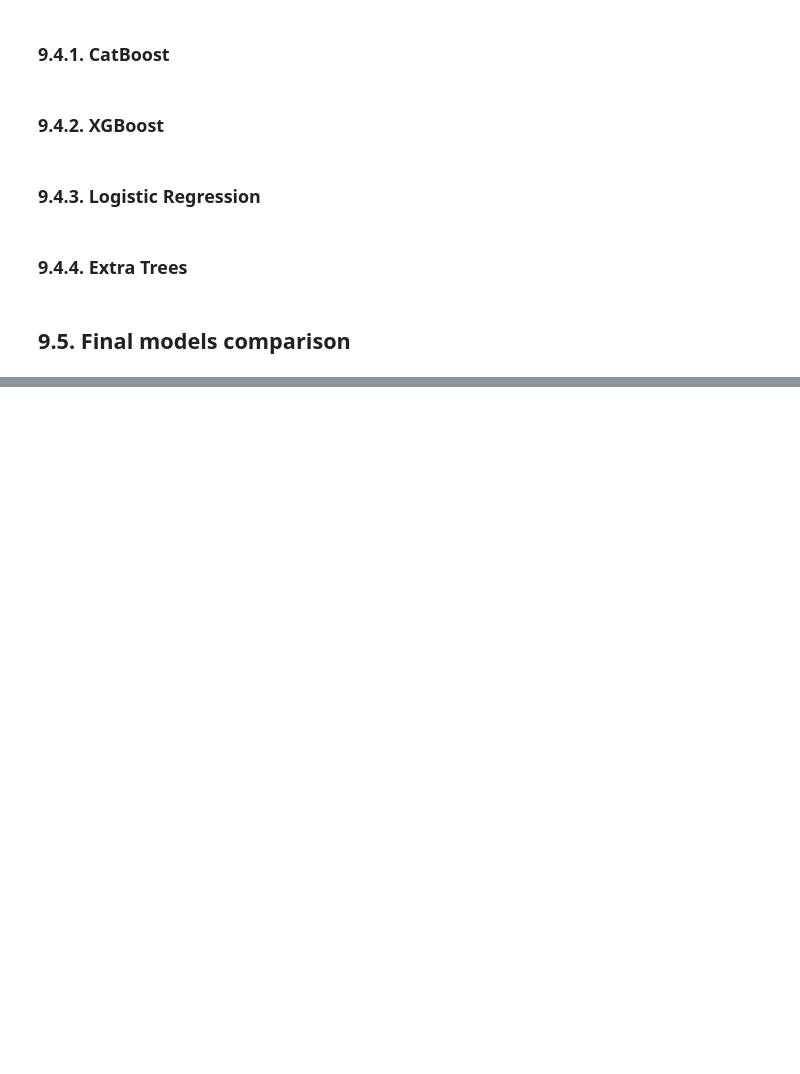
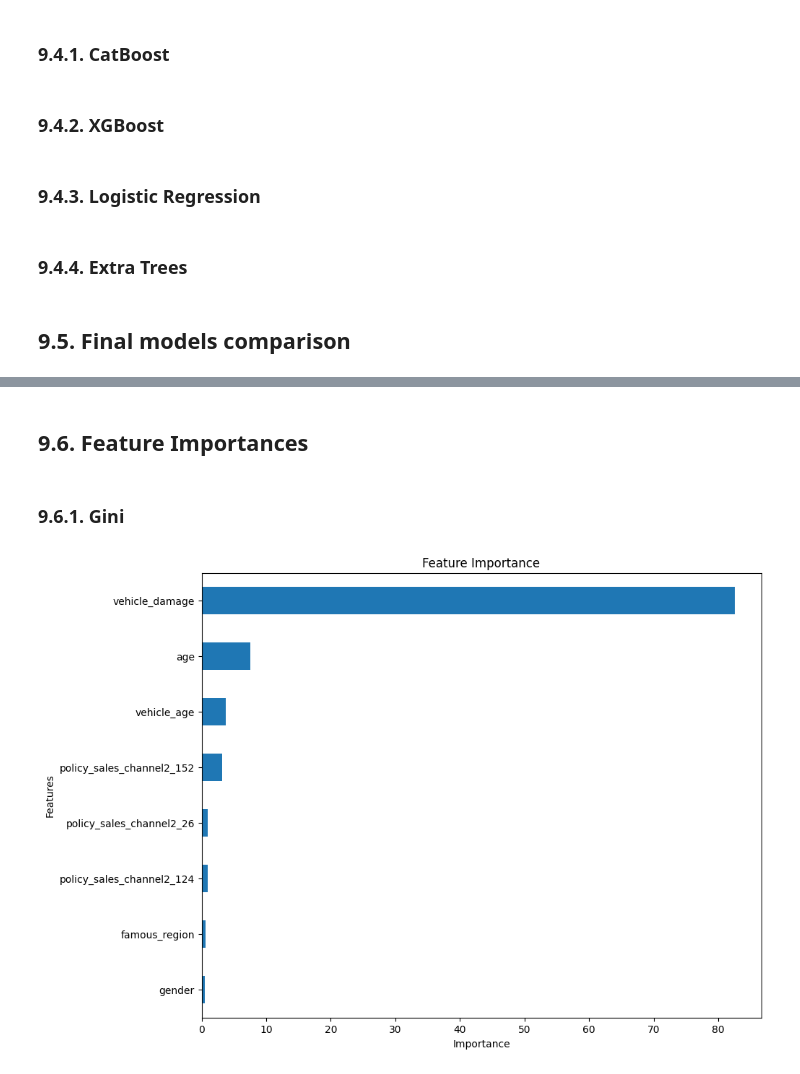
Before and after one commit to Emersonmiady/health-insurance-cross-sell, a Jupyter notebook: notebooks/hi_cs_analysis.ipynb, the cells around one changed output, grey strips where cells are left out. Saved outputs shown, nothing was run; the diff lists cells and outputs as text; code cells hidden in the pictures; blank space fills up the shorter version.

```diff
--- a/notebooks/hi_cs_analysis.ipynb
+++ b/notebooks/hi_cs_analysis.ipynb
@@ -1636,17 +1643,17 @@ def objective_catboost(trial, X_train=X_train, y_train=y_train_n, class_weights_
 #print('Number of finished trials:', len(study.trials))
 #print('Best trial:', study.best_trial.params)
 # %%
-# Best catboost params from optuna
+# Best catboost params from optuna - ROC AUC: 0.8309
 best_catboost_params = {
-    'iterations': 715,
-    'depth': 8,
-    'learning_rate': 0.014994257849069905,
-    'random_strength': 0.2895920059101692,
-    'l2_leaf_reg': 17.1825315328564,
-    'subsample': 0.5446850460169947,
-    'colsample_bylevel':0.8509167160077262,
-    'min_data_in_leaf': 63,
-    'class_weights':class_weights_dict,
+    'iterations': 311,
+    'depth': 6,
+    'learning_rate': 0.04772516436776049,
+    'random_strength': 8.35660360558705,
+    'l2_leaf_reg': 51.72660544188361,
+    'subsample': 0.7852968586384578,
+    'colsample_bylevel': 0.6713810602285384,
+    'min_data_in_leaf': 54,
+    'auto_class_weights':'Balanced',
     'early_stopping_rounds':50,
     'logging_level':'Silent',
     'random_state':42
@@ -1903,0 +1920,18 @@ I'll choose **`CatBoostClassifier 2`**, because it has the **best test ROC AUC**
+# %% [markdown]
+## 9.6. Feature Importances
+# %% [markdown]
+### 9.6.1. Gini
+# %%
+# Gini importances
+rf_imp_features = pd.Series(cb2.feature_importances_, index=X_train_rescaled.columns)
+rf_imp_features = rf_imp_features.sort_values()
+
+# Plot
+plt.figure(figsize=(10, 8))
+rf_imp_features.plot(kind='barh')
+plt.title('Feature Importance')
+plt.xlabel('Importance')
+plt.ylabel('Features')
+plt.show()
+# %% [output]
+[figure, added]
```
Also changed, not shown: parts of 25 cells of this notebook, 10 other files.
